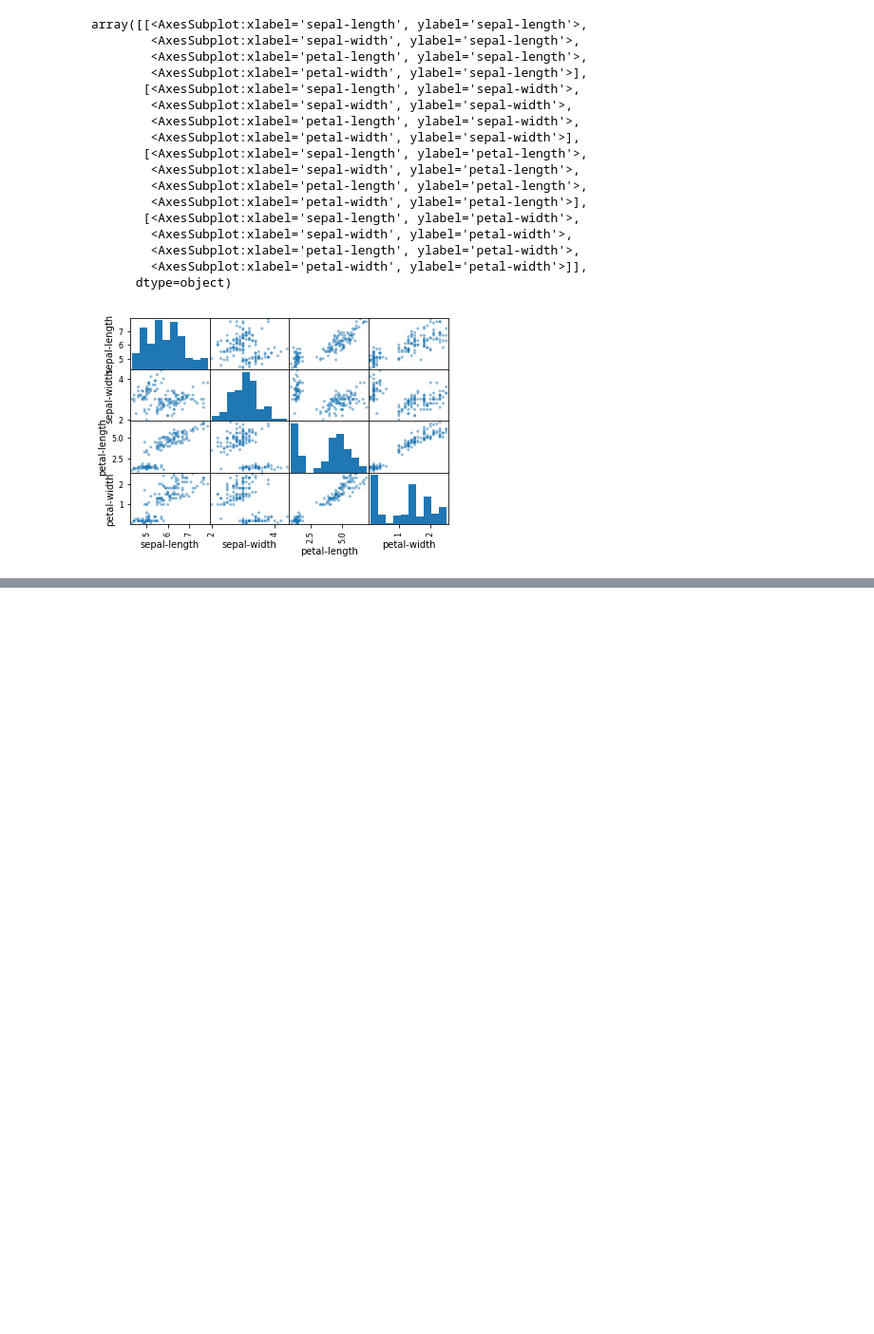
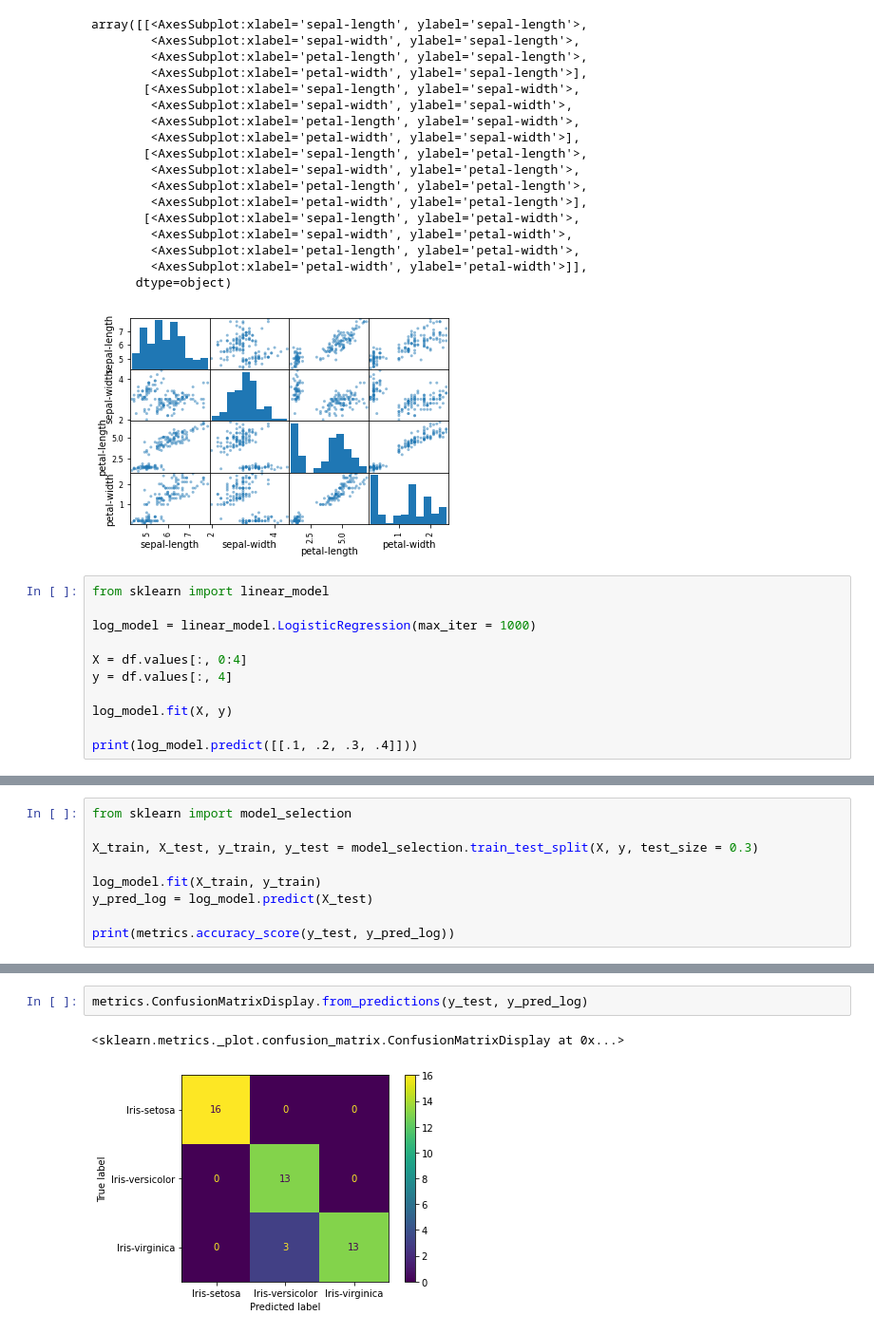
Before and after one commit to chandlercarlile/jupyter-tutorial, a Jupyter notebook: Untitled.ipynb, the cells around one changed output, grey strips where cells are left out. Shown at 95% size. Drawn from its saved outputs; the diff is of its cells as text; blank space fills up the shorter version.

Commit message:
add log and svm models/predictions

```diff
--- a/Untitled.ipynb
+++ b/Untitled.ipynb
@@ -49,3 +49,14 @@ array([[<AxesSubplot:xlabel='sepal-length', ylabel='sepal-length'>,
         <AxesSubplot:xlabel='petal-width', ylabel='petal-width'>]],
       dtype=object)
 [figure]
+# %%
+from sklearn import linear_model
+
+log_model = linear_model.LogisticRegression(max_iter = 1000)
+
+X = df.values[:, 0:4]
+y = df.values[:, 4]
+
+log_model.fit(X, y)
+
+print(log_model.predict([[.1, .2, .3, .4]]))
@@ -51,0 +72,9 @@ array([[<AxesSubplot:xlabel='sepal-length', ylabel='sepal-length'>,
+# %%
+from sklearn import model_selection
+
+X_train, X_test, y_train, y_test = model_selection.train_test_split(X, y, test_size = 0.3)
+
+log_model.fit(X_train, y_train)
+y_pred_log = log_model.predict(X_test)
+
+print(metrics.accuracy_score(y_test, y_pred_log))
@@ -51,0 +94,5 @@ array([[<AxesSubplot:xlabel='sepal-length', ylabel='sepal-length'>,
+# %%
+metrics.ConfusionMatrixDisplay.from_predictions(y_test, y_pred_log)
+# %% [output]
+<sklearn.metrics._plot.confusion_matrix.ConfusionMatrixDisplay at 0x...>
+[figure, added]
```
Also changed, not shown: parts of 5 cells of this notebook.
